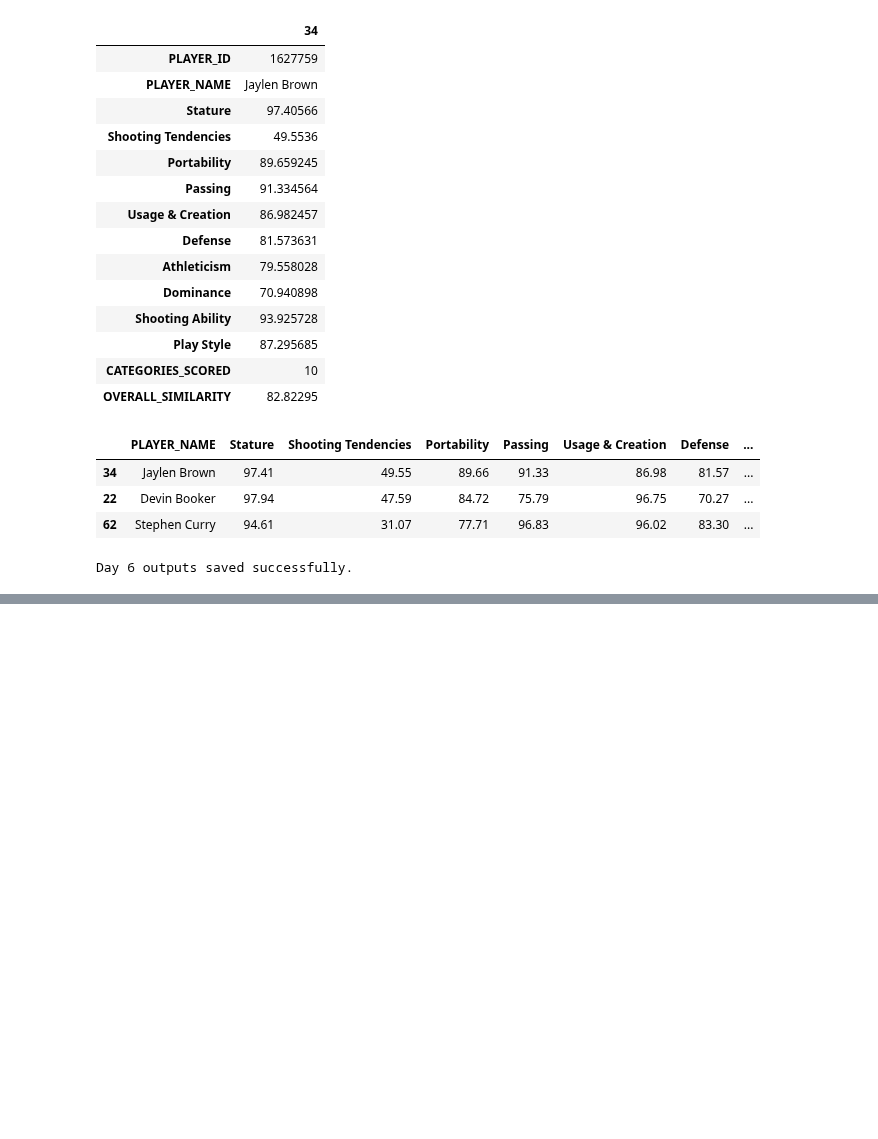
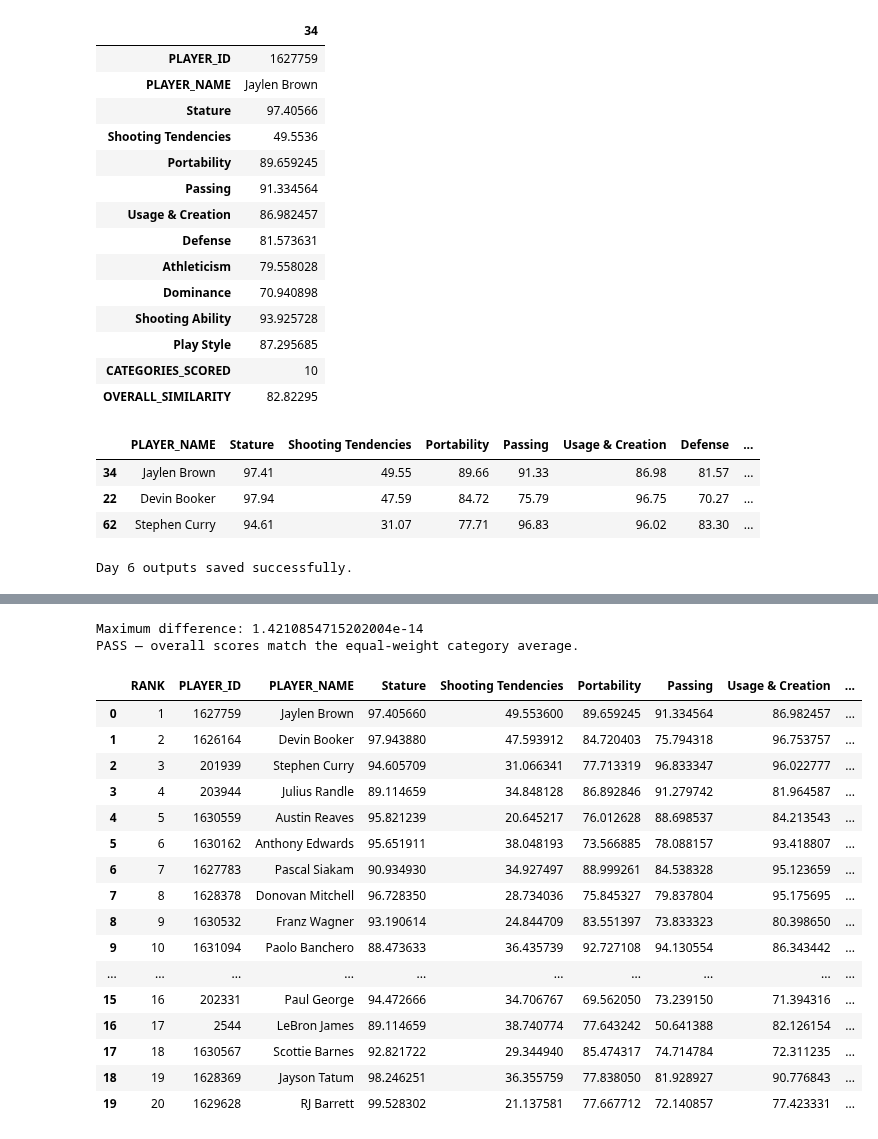
Before and after one commit to bo-aryan/kobe-similarity-analysis, a Jupyter notebook: notebooks/day03_kobe_reference.ipynb, the cells around one changed output, grey strips where cells are left out. Drawn from its saved outputs; the diff is of its cells as text; code cells hidden in the pictures; blank space fills up the shorter version.

Commit message:
day 7: validate similarity ranking

```diff
--- a/notebooks/day03_kobe_reference.ipynb
+++ b/notebooks/day03_kobe_reference.ipynb
@@ -2760,0 +2763,27 @@ Day 6 outputs saved successfully.
+# %%
+import pandas as pd
+import numpy as np
+
+ranking = pd.read_csv(
+    "../data/processed/candidate_category_similarity.csv"
+)
+
+metric_similarity = pd.read_csv(
+    "../data/processed/candidate_metric_similarity.csv"
+)
+
+category_cols = [
+    "Stature",
+    "Shooting Tendencies",
+    "Portability",
+    "Passing",
+    "Usage & Creation",
+    "Defense",
+    "Athleticism",
+    "Dominance",
+    "Shooting Ability",
+    "Play Style"
+]
+
+print("Ranking shape:", ranking.shape)
+print("Metric similarity shape:", metric_similarity.shape)
@@ -2760,0 +2810,49 @@ Day 6 outputs saved successfully.
+# %%
+recalculated = ranking[category_cols].mean(axis=1)
+
+max_difference = (
+    recalculated - ranking["OVERALL_SIMILARITY"]
+).abs().max()
+
+print("Maximum difference:", max_difference)
+
+if max_difference < 0.0001:
+    print("PASS — overall scores match the equal-weight category average.")
+else:
+    print("CHECK — overall score calculation needs investigation.")
+# %% [output]
+Maximum difference: 1.4210854715202004e-14
+PASS — overall scores match the equal-weight category average.
+# %%
+ranking = ranking.drop(columns=["RANK"], errors="ignore")
+
+ranking = ranking.sort_values(
+    "OVERALL_SIMILARITY",
+    ascending=False
+).reset_index(drop=True)
+
+ranking.insert(
+    0,
+    "RANK",
+    range(1, len(ranking) + 1)
+)
+
+ranking.head(20)
+# %% [output]
+|  | RANK | PLAYER_ID | PLAYER_NAME | Stature | Shooting Tendencies | Portability | Passing | Usage & Creation | ... |
+| 0 | 1 | 1627759 | Jaylen Brown | 97.405660 | 49.553600 | 89.659245 | 91.334564 | 86.982457 | ... |
+| 1 | 2 | 1626164 | Devin Booker | 97.943880 | 47.593912 | 84.720403 | 75.794318 | 96.753757 | ... |
+| 2 | 3 | 201939 | Stephen Curry | 94.605709 | 31.066341 | 77.713319 | 96.833347 | 96.022777 | ... |
+| 3 | 4 | 203944 | Julius Randle | 89.114659 | 34.848128 | 86.892846 | 91.279742 | 81.964587 | ... |
+| 4 | 5 | 1630559 | Austin Reaves | 95.821239 | 20.645217 | 76.012628 | 88.698537 | 84.213543 | ... |
+| 5 | 6 | 1630162 | Anthony Edwards | 95.651911 | 38.048193 | 73.566885 | 78.088157 | 93.418807 | ... |
+| 6 | 7 | 1627783 | Pascal Siakam | 90.934930 | 34.927497 | 88.999261 | 84.538328 | 95.123659 | ... |
+| 7 | 8 | 1628378 | Donovan Mitchell | 96.728350 | 28.734036 | 75.845327 | 79.837804 | 95.175695 | ... |
+| 8 | 9 | 1630532 | Franz Wagner | 93.190614 | 24.844709 | 83.551397 | 73.833323 | 80.398650 | ... |
+| 9 | 10 | 1631094 | Paolo Banchero | 88.473633 | 36.435739 | 92.727108 | 94.130554 | 86.343442 | ... |
+| ... | ... | ... | ... | ... | ... | ... | ... | ... | ... |
+| 15 | 16 | 202331 | Paul George | 94.472666 | 34.706767 | 69.562050 | 73.239150 | 71.394316 | ... |
+| 16 | 17 | 2544 | LeBron James | 89.114659 | 38.740774 | 77.643242 | 50.641388 | 82.126154 | ... |
+| 17 | 18 | 1630567 | Scottie Barnes | 92.821722 | 29.344940 | 85.474317 | 74.714784 | 72.311235 | ... |
+| 18 | 19 | 1628369 | Jayson Tatum | 98.246251 | 36.355759 | 77.838050 | 81.928927 | 90.776843 | ... |
+| 19 | 20 | 1629628 | RJ Barrett | 99.528302 | 21.137581 | 77.667712 | 72.140857 | 77.423331 | ... |
```
Also changed, not shown: parts of 7 cells of this notebook, 2 other files.
